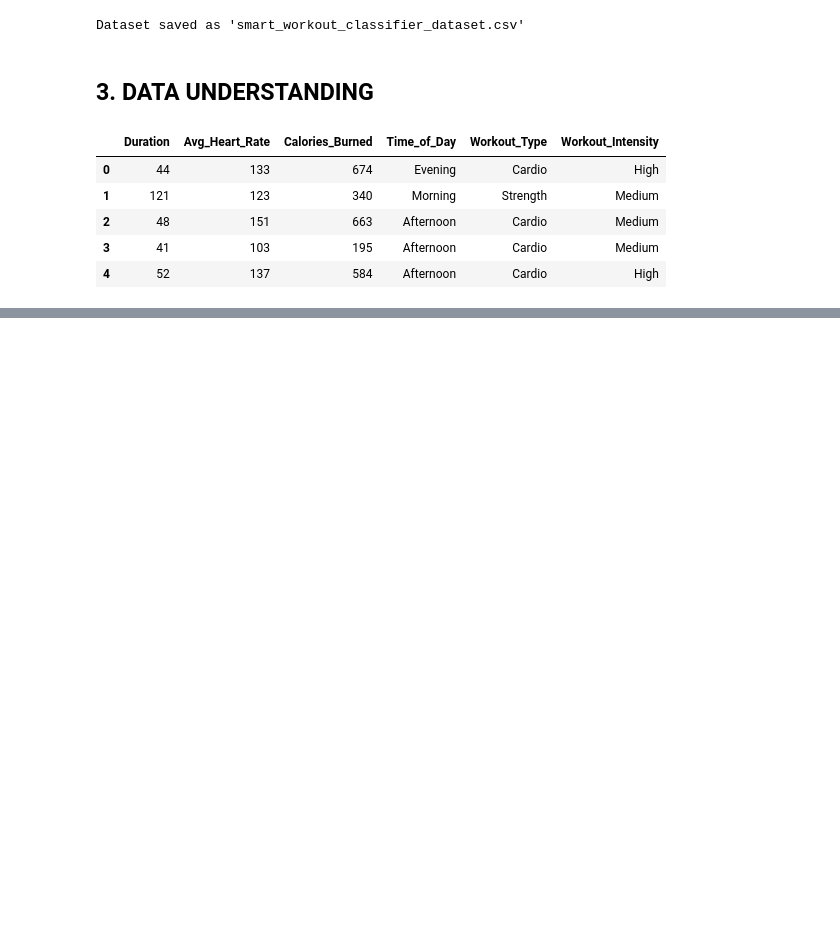
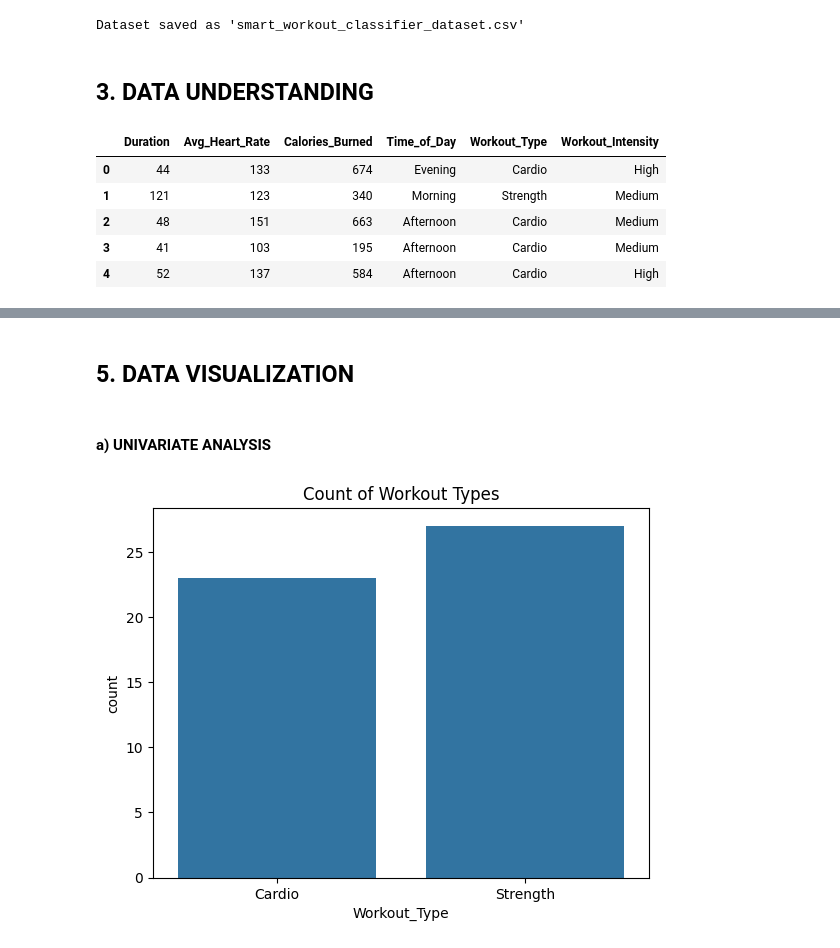
Before and after one commit to SylviaMwai/FitGuru-Classifier-Using-KNN, a Jupyter notebook: FitGuru_Classifier_Using_KNN.ipynb, the cells around one changed output, grey strips where cells are left out. Drawn from its saved outputs; the diff is of its cells as text; code cells hidden in the pictures; blank space fills up the shorter version.

```diff
--- a/FitGuru_Classifier_Using_KNN.ipynb
+++ b/FitGuru_Classifier_Using_KNN.ipynb
@@ -93,0 +136,3 @@ Data.head()
+# %%
+Data.drop_duplicates(inplace=True)
+Data.head()
@@ -93,0 +157,3 @@ Data.head()
+# %%
+Data.fillna(Data.select_dtypes(exclude=np.number).apply(lambda x: x.mode()[0]), inplace=True)
+Data.sample(10)
@@ -93,0 +221,4 @@ Data.head()
+# %% [markdown]
+## 5. DATA VISUALIZATION
+# %% [markdown]
+#### a) UNIVARIATE ANALYSIS
@@ -93,0 +228,6 @@ Data.head()
+# %%
+sns.countplot(x='Workout_Type', data =Data)
+plt.title("Count of Workout Types")
+plt.show()
+# %% [output]
+[figure, added]
```
Also changed, not shown: parts of 13 cells of this notebook.
